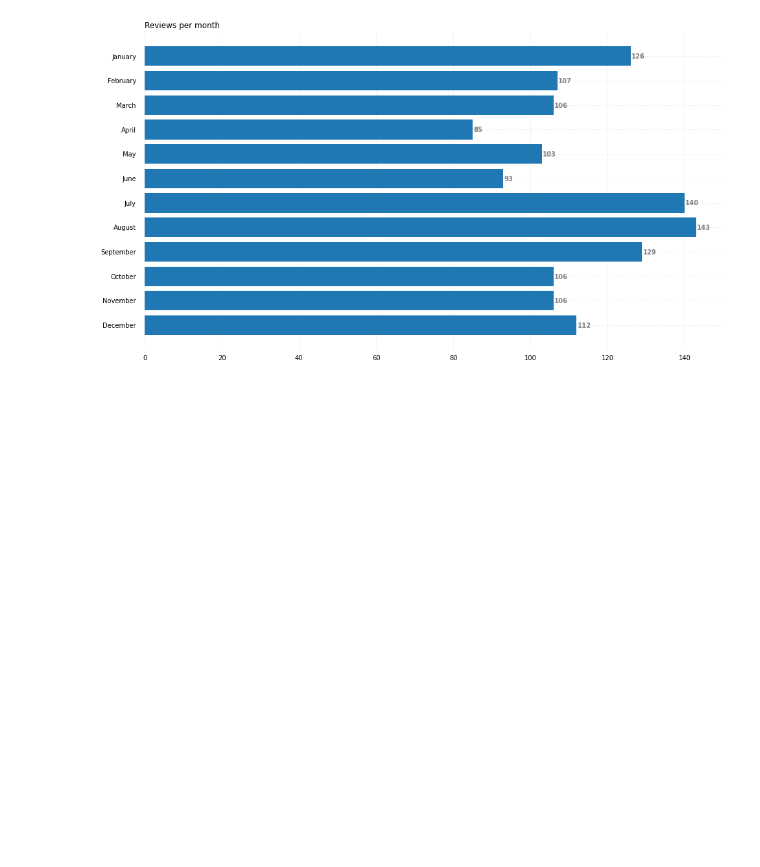
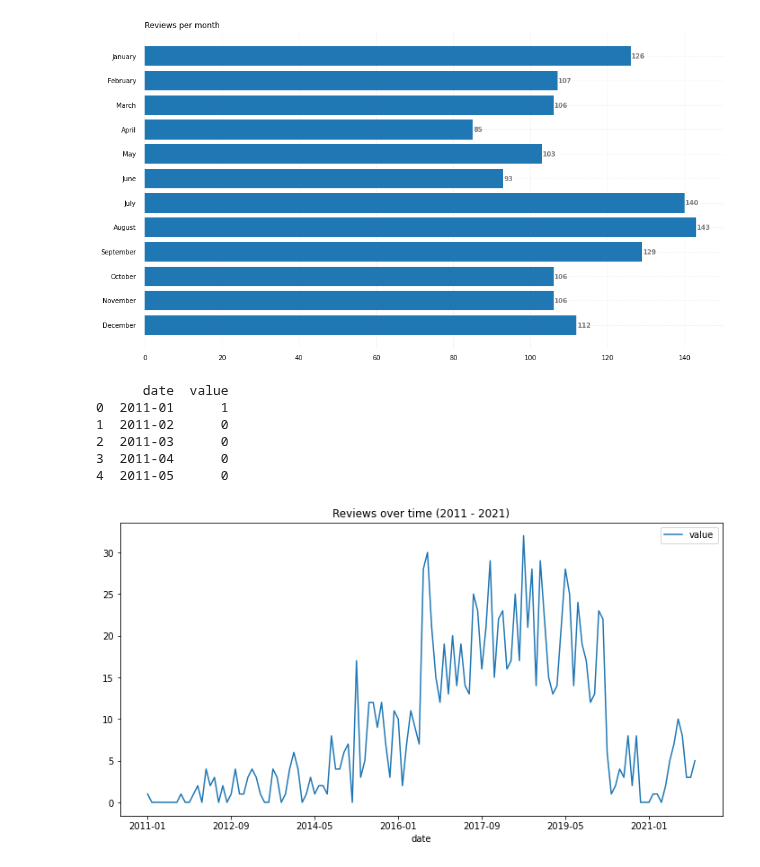
Before and after one commit to MnAppsNet/Web-Scraping-Tutorial, a Jupyter notebook: Basic_Visualizations.ipynb, the cells around one changed output. Cells and saved outputs as stored; diff of their text form; code cells hidden in the pictures; blank space fills up the shorter version.

```diff
--- a/Basic_Visualizations.ipynb
+++ b/Basic_Visualizations.ipynb
@@ -5,6 +6,22 @@ import matplotlib.pyplot as plt
 import numpy as np
 # %%
 MONTHS = ['January', 'February', 'March', 'April', 'May', 'June', 'July', 'August', 'September', 'October', 'November', 'December']
+# %%
+def get_month(month):
+    return {
+        'January':'01',
+        'February':'02',
+        'March':'03',
+        'April':'04',
+        'May':'05',
+        'June':'06',
+        'July':'07',
+        'August':'08',
+        'September':'09',
+        'October':'10',
+        'November':'11',
+        'December':'12'
+    }.get(month, "00")
 # %%
 password = input("Give database password: ")
 
@@ -82,2 +101,44 @@ plt.show()
 # %% [output]
 [figure]
+# %%
+# Reviews over time in a ten year period
+df = pd.DataFrame(list(collection.find()))
+
+table = []
+for item in collection.find():
+    date = item["date"]
+    year = date.split(', ', 1)[1]
+    month = (date.split(', ', 1)[0]).split(' ', 1)[0]
+    day = (date.split(', ', 1)[0]).split(' ', 1)[1]
+    # line = year+get_month(month)+day.zfill(2)
+    # table.append(line)
+    line = year+'-'+get_month(month)
+    table.append(line)
+
+table = sorted(table)
+timeseries = []
+
+#2011 to 2021
+y = 2011
+while y<2022:
+    for m in range(1,13):
+        ym = str(y)+'-'+str(m).zfill(2)
+        count = table.count(ym)
+        itis = [ym, count]
+        timeseries.append(itis)
+    y = y+1
+
+df = pd.DataFrame(timeseries, columns=['date', 'value'])
+print(df.head())
+df.set_index(pd.to_datetime(df['date']), inplace=True)
+ax = df.plot(x='date', y='value', figsize=(12,6), title='Reviews over time (2011 - 2021)')
+# From this plot we get information about trip advisor trending and also
+#  we understand that covid had a major role in traveling and thus in reviewing in tripadvisor
+# %% [output]
+      date  value
+0  2011-01      1
+1  2011-02      0
+2  2011-03      0
+3  2011-04      0
+4  2011-05      0
+[figure, added]
```
Also changed, not shown: parts of 7 cells of this notebook.
